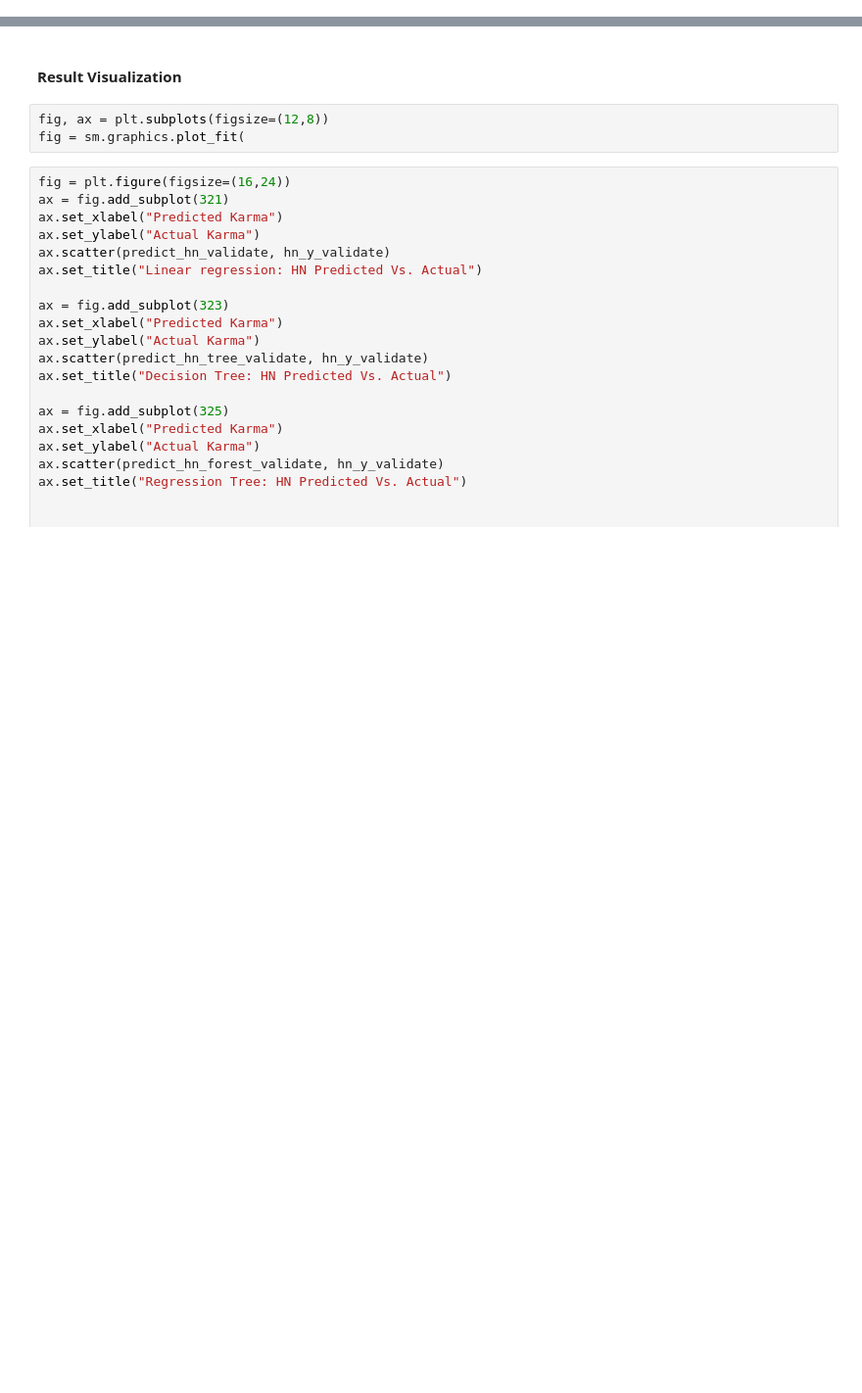
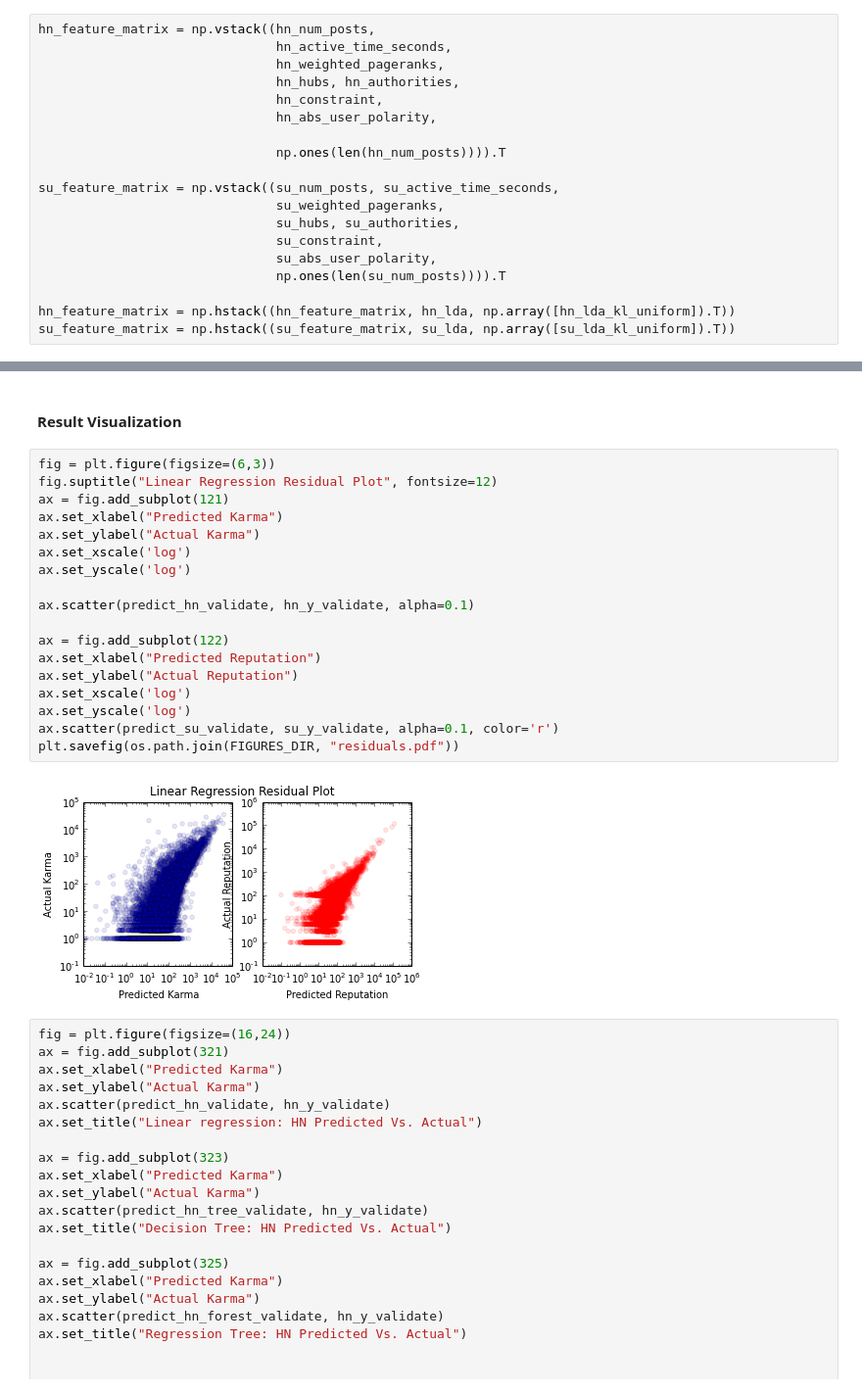
Before and after one commit to turtlesoupy/karma-prediction-cs224w, a Jupyter notebook: ipython/Karma.ipynb, the cells around one changed output, grey strips where cells are left out. Shown at 98% size. Saved outputs shown, nothing was run; the diff lists cells and outputs as text; blank space fills up the shorter version.

```diff
--- a/ipython/Karma.ipynb
+++ b/ipython/Karma.ipynb
@@ -778,2 +784,21 @@ Calculating best minimal value for power law fit
+# %%
+hn_feature_matrix = np.vstack((hn_num_posts,
+                               hn_active_time_seconds,
+                               hn_weighted_pageranks,
+                               hn_hubs, hn_authorities,
+                               hn_constraint,
+                               hn_abs_user_polarity,
+
+                               np.ones(len(hn_num_posts)))).T
+
+su_feature_matrix = np.vstack((su_num_posts, su_active_time_seconds,
+                               su_weighted_pageranks,
+                               su_hubs, su_authorities,
+                               su_constraint,
+                               su_abs_user_polarity,
+                               np.ones(len(su_num_posts)))).T
+
+hn_feature_matrix = np.hstack((hn_feature_matrix, hn_lda, np.array([hn_lda_kl_uniform]).T))
+su_feature_matrix = np.hstack((su_feature_matrix, su_lda, np.array([su_lda_kl_uniform]).T))
 # %% [markdown]
 ### Split data
@@ -904,8 +923,25 @@ Hacker news summary:
 # %% [markdown]
 #### Result Visualization
-# %%
-fig, ax = plt.subplots(figsize=(12,8))
-fig = sm.graphics.plot_fit(
+# %%
+fig = plt.figure(figsize=(6,3))
+fig.suptitle("Linear Regression Residual Plot", fontsize=12)
+ax = fig.add_subplot(121)
+ax.set_xlabel("Predicted Karma")
+ax.set_ylabel("Actual Karma")
+ax.set_xscale('log')
+ax.set_yscale('log')
+
+ax.scatter(predict_hn_validate, hn_y_validate, alpha=0.1)
+
+ax = fig.add_subplot(122)
+ax.set_xlabel("Predicted Reputation")
+ax.set_ylabel("Actual Reputation")
+ax.set_xscale('log')
+ax.set_yscale('log')
+ax.scatter(predict_su_validate, su_y_validate, alpha=0.1, color='r')
+plt.savefig(os.path.join(FIGURES_DIR, "residuals.pdf"))
+# %% [output]
+[figure, added]
 # %%
 fig = plt.figure(figsize=(16,24))
 ax = fig.add_subplot(321)
```
Also changed, not shown: parts of 23 cells of this notebook, 4 other files.
